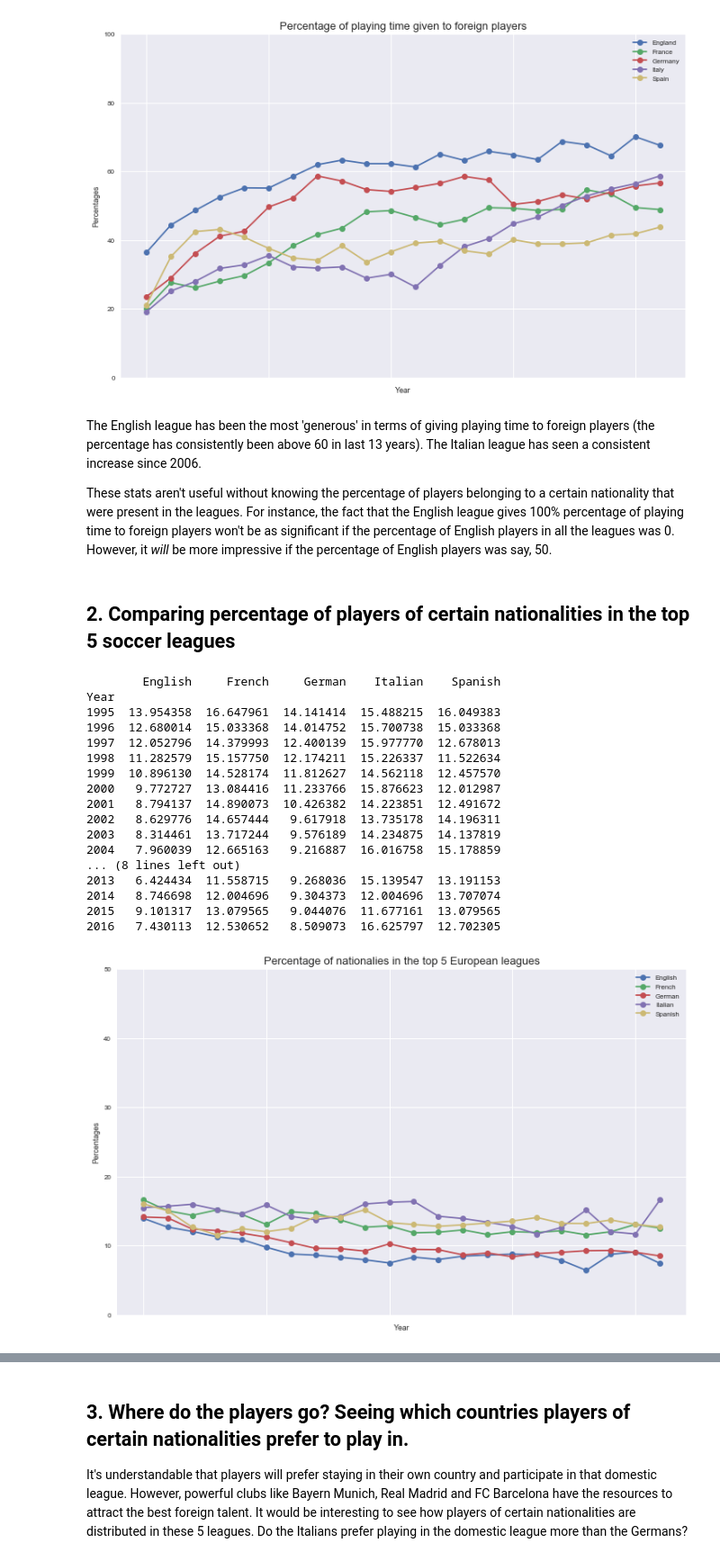
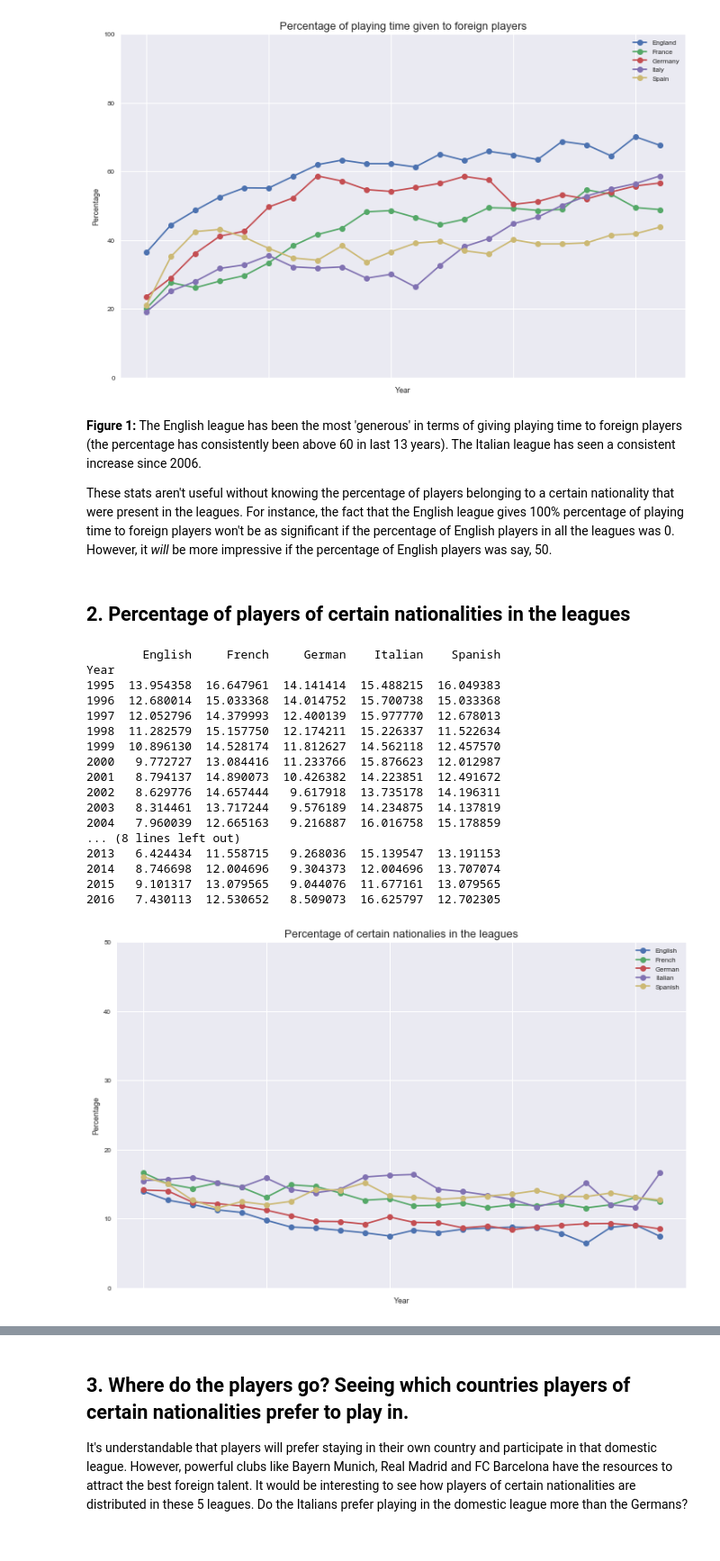
Before and after one commit to vgoel30/European-Soccer-Diversity, a Jupyter notebook: notebook/European soccer leagues diversity.ipynb, the cells around one changed output, grey strips where cells are left out. Shown: that part at 90% size. Cells and saved outputs as stored; diff of their text form; code cells hidden in the pictures.

Commit message:
Added both the Milan teams and figure numbers

```diff
--- a/notebook/European soccer leagues diversity.ipynb
+++ b/notebook/European soccer leagues diversity.ipynb
@@ -109,10 +109,11 @@ def plot_time_series(df, title, y_top=100):
 
     #set title
     plt.title(title, fontsize=13)
+    plt.legend(loc=0)
 
     #set ticks roatation
     plt.xticks(rotation=90)
-    ax.set_ylabel('Percentages')
+    ax.set_ylabel('Percentage')
 
     ax.set_ylim(top=y_top)
     ax.set_ylim(bottom=0)
@@ -218,11 +219,11 @@ Year
 2016  67.570546  48.876628  56.600948  58.681888  43.750450
 [figure]
 # %% [markdown]
-The English league has been the most 'generous' in terms of giving playing time to foreign players (the percentage has consistently been above 60 in last 13 years). The Italian league has seen a consistent increase since 2006.
+**Figure 1:** The English league has been the most 'generous' in terms of giving playing time to foreign players (the percentage has consistently been above 60 in last 13 years). The Italian league has seen a consistent increase since 2006.
 
 These stats aren't useful without knowing the percentage of players belonging to a certain nationality that were present in the leagues. For instance, the fact that the English league gives 100% percentage of playing time to foreign players won't be as significant if the percentage of English players in all the leagues was 0. However, it *will* be more impressive if the percentage of English players was say, 50.
 # %% [markdown]
-## 2. Comparing percentage of players of certain nationalities in the top 5 soccer leagues
+## 2. Percentage of players of certain nationalities in the leagues
 # %%
 def get_nationalities_df():
 	years = [str(year) for year in range(1995, 2017)]
@@ -274,24 +275,24 @@ def get_nationalities_df():
 # %%
 df = get_nationalities_df()
 pprint(df)
-plot_time_series(df, 'Percentage of nationalies in the top 5 European leagues',50)
+plot_time_series(df, 'Percentage of certain nationalies in the leagues',50)
 # %% [output]
         English     French     German    Italian    Spanish
 Year
 1995  13.954358  16.647961  14.141414  15.488215  16.049383
 1996  12.680014  15.033368  14.014752  15.700738  15.033368
 1997  12.052796  14.379993  12.400139  15.977770  12.678013
 1998  11.282579  15.157750  12.174211  15.226337  11.522634
 1999  10.896130  14.528174  11.812627  14.562118  12.457570
 2000   9.772727  13.084416  11.233766  15.876623  12.012987
 2001   8.794137  14.890073  10.426382  14.223851  12.491672
 2002   8.629776  14.657444   9.617918  13.735178  14.196311
 2003   8.314461  13.717244   9.576189  14.234875  14.137819
 2004   7.960039  12.665163   9.216887  16.016758  15.178859
 ... (8 lines left out)
 2013   6.424434  11.558715   9.268036  15.139547  13.191153
 2014   8.746698  12.004696   9.304373  12.004696  13.707074
 2015   9.101317  13.079565   9.044076  11.677161  13.079565
 2016   7.430113  12.530652   8.509073  16.625797  12.702305
-[figure, old version]
+[figure, new version]
 # %% [markdown]
```
Also changed, not shown: parts of 21 cells of this notebook.
